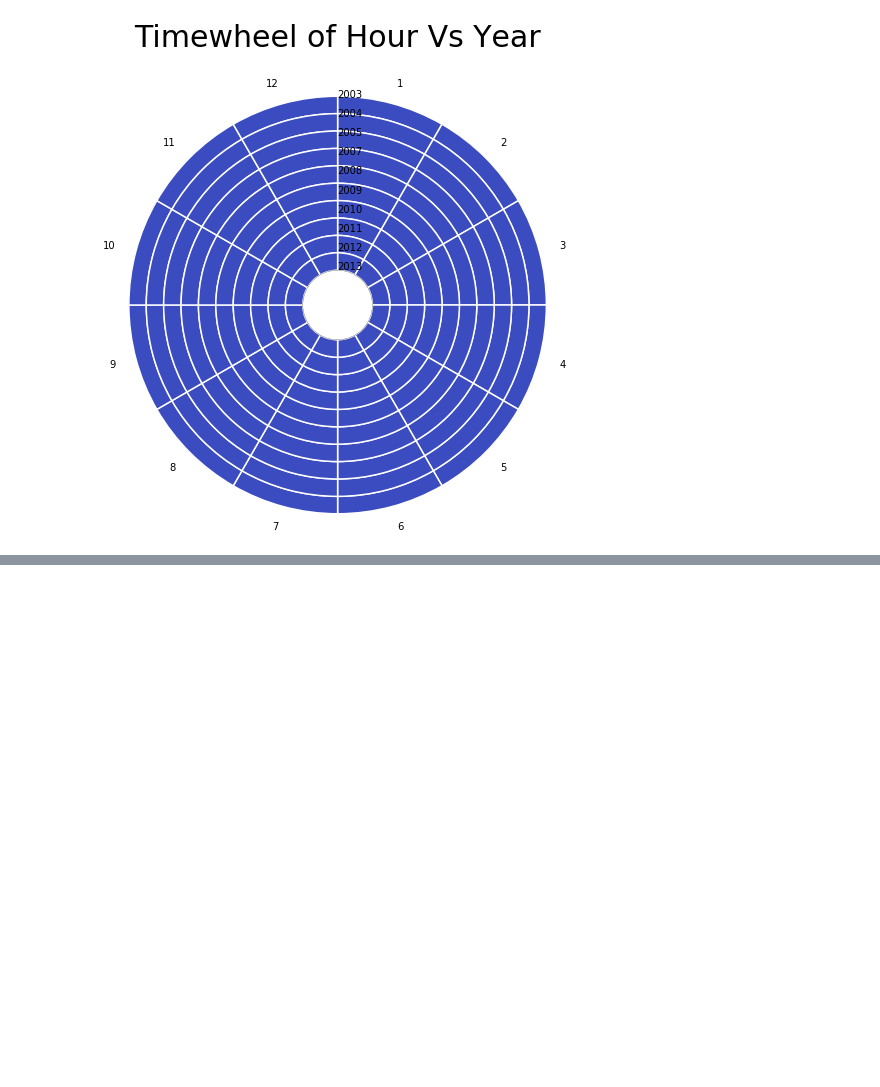
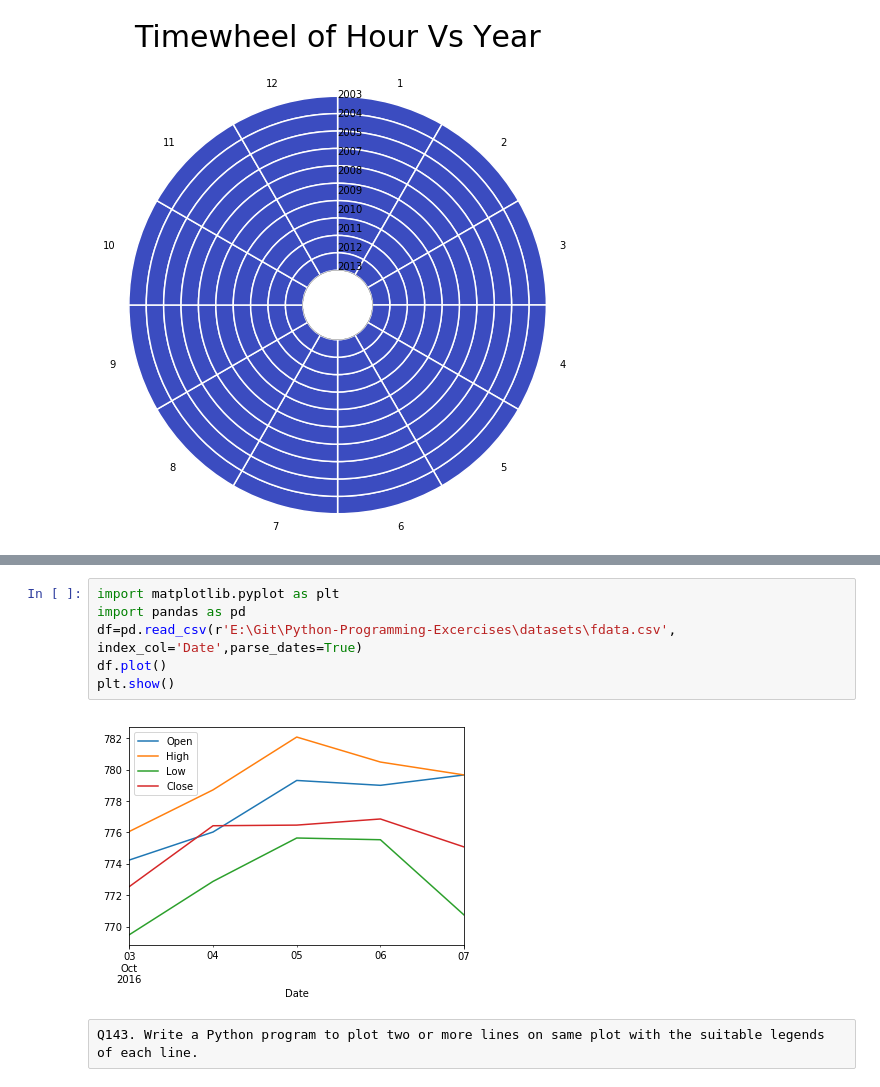
Before and after one commit to naveenkumardb/Python-Programming-Excercises, a Jupyter notebook: Python Subjective Programming Excercises.ipynb, the cells around one changed output, grey strips where cells are left out. Cells and saved outputs as stored; diff of their text form; blank space fills up the shorter version.

```diff
--- a/Python Subjective Programming Excercises.ipynb
+++ b/Python Subjective Programming Excercises.ipynb
@@ -2933,0 +2959,10 @@ plt.show()
+# %%
+import matplotlib.pyplot as plt
+import pandas as pd
+df=pd.read_csv(r'E:\Git\Python-Programming-Excercises\datasets\fdata.csv', index_col='Date',parse_dates=True)
+df.plot()
+plt.show()
+# %% [output]
+[figure, added]
+# %% [raw]
+Q143. Write a Python program to plot two or more lines on same plot with the suitable legends of each line.
```
Also changed, not shown: parts of 18 cells of this notebook, 2 other files.
